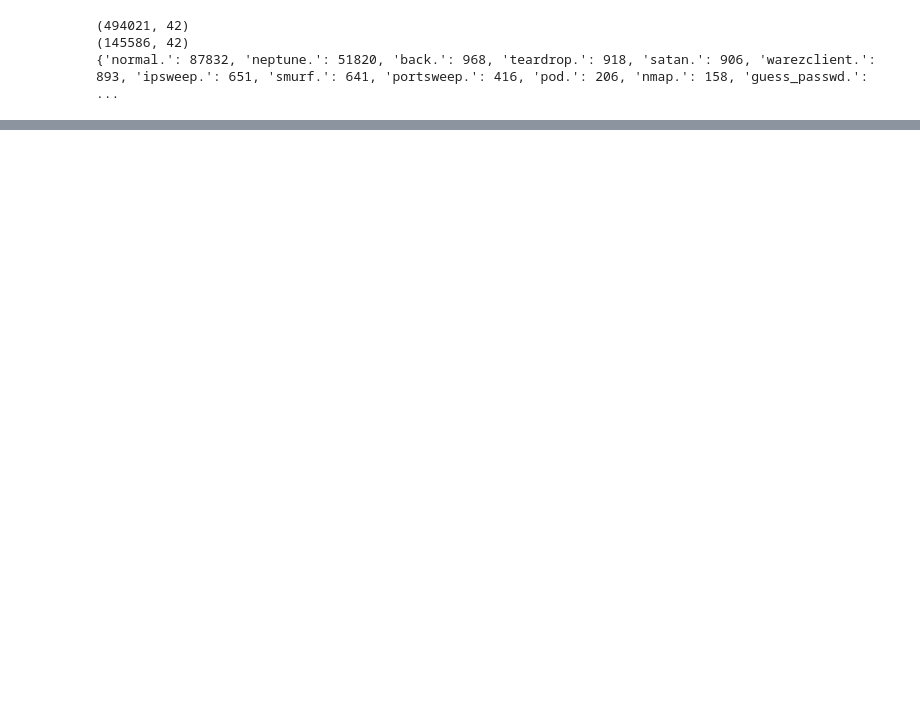
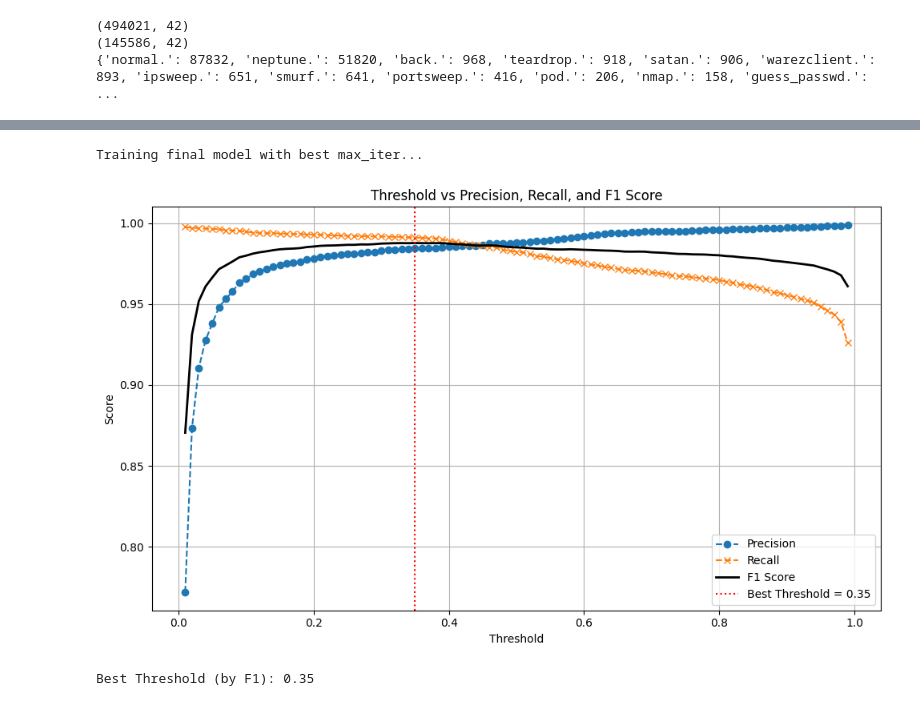
Before and after one commit to Satvik0110/Network-Intrusion-Detector, a Jupyter notebook: NID_using_LR.ipynb, the cells around one changed output, grey strips where cells are left out. Saved outputs shown, nothing was run; the diff lists cells and outputs as text; code cells hidden in the pictures; blank space fills up the shorter version.

```diff
--- a/NID_using_LR.ipynb
+++ b/NID_using_LR.ipynb
@@ -329,8 +316 @@ F1 Score: 0.9853
 [figure]
-# %%
-#Comparing with sklearn inbuilt logistic regression function
-log_reg = SklearnLogReg(max_iter=500)
-log_reg.fit(X_train, y_train)
-
-y_pred = log_reg.predict(X_test)
-calculateAndDisplayEvaluationMetrics(y_test, y_pred, "Confusion Matrix(Sklearn implementation) - KDD Cup '99" )
@@ -348,0 +317,26 @@ calculateAndDisplayEvaluationMetrics(y_test, y_pred_thresh, f"Final Confusion Ma
+# %%
+# Tuning max_iter for sklearn LogisticRegression
+max_iter_values = [200,500, 1000, 2000, 3000]
+best_val_f1 = 0
+best_max_iter = None
+
+print("Tuning max_iter for sklearn LogisticRegression...")
+for max_iter in max_iter_values:
+    print(f"Testing with max_iter={max_iter}")
+
+    # Train model with current max_iter
+    log_reg = SklearnLogReg(max_iter=max_iter)
+    log_reg.fit(X_train, y_train)
+
+    # Validate on validation set
+    y_val_pred = log_reg.predict(X_val)
+    val_f1 = f1_score(y_val, y_val_pred)
+
+    print(f"max_iter={max_iter}, Validation F1={val_f1:.4f}")
+
+    if val_f1 > best_val_f1:
+        best_val_f1 = val_f1
+        best_max_iter = max_iter
+
+print(f"\nBest max_iter: {best_max_iter}")
+print(f"Best Validation F1 Score: {best_val_f1:.4f}")
@@ -348,0 +358,13 @@ calculateAndDisplayEvaluationMetrics(y_test, y_pred_thresh, f"Final Confusion Ma
+# %%
+# Train final model with best max_iter
+print("\nTraining final model with best max_iter...")
+log_reg = SklearnLogReg(max_iter=best_max_iter)
+log_reg.fit(X_train, y_train)
+
+# Find best threshold on validation set
+y_val_probs = log_reg.predict_proba(X_val)[:, 1]
+best_thresh = plot_threshold_vs_metrics(y_val, y_val_probs)
+# %% [output]
+Training final model with best max_iter...
+[figure, added]
+Best Threshold (by F1): 0.35
```
Also changed, not shown: parts of 16 cells of this notebook.
